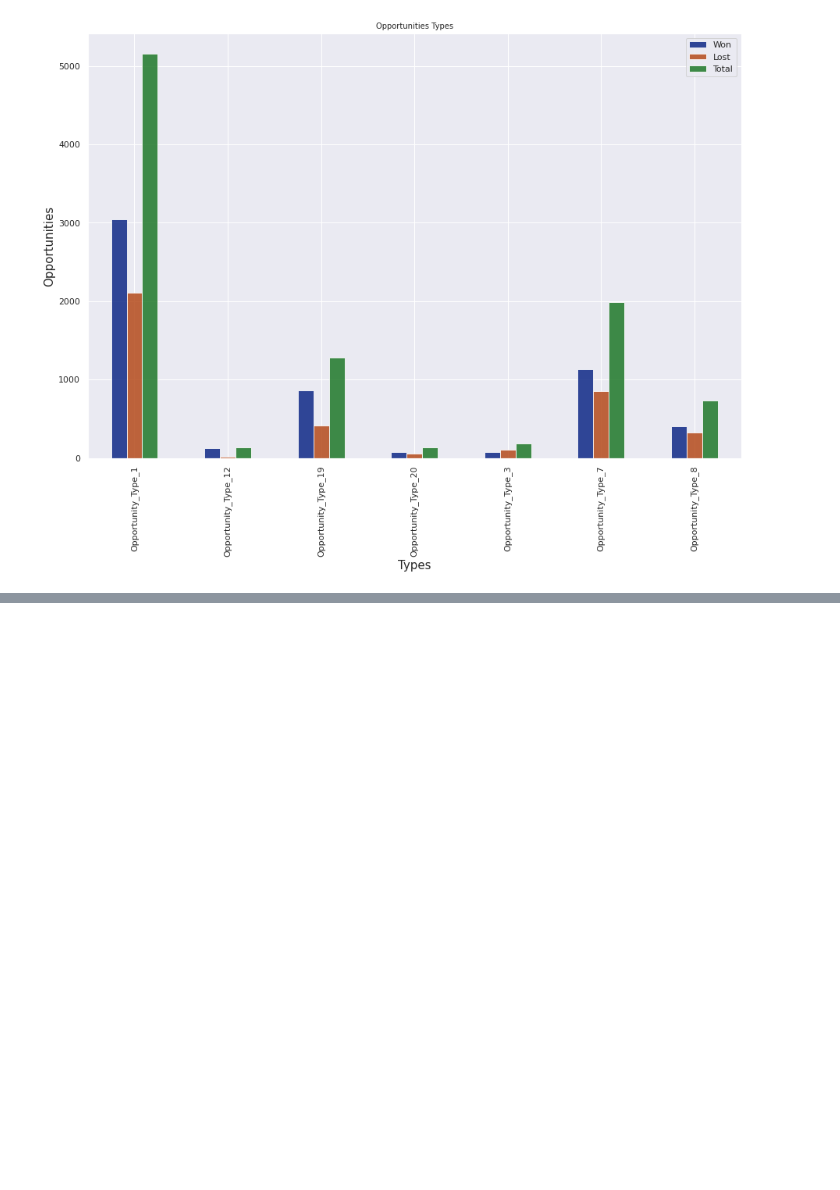
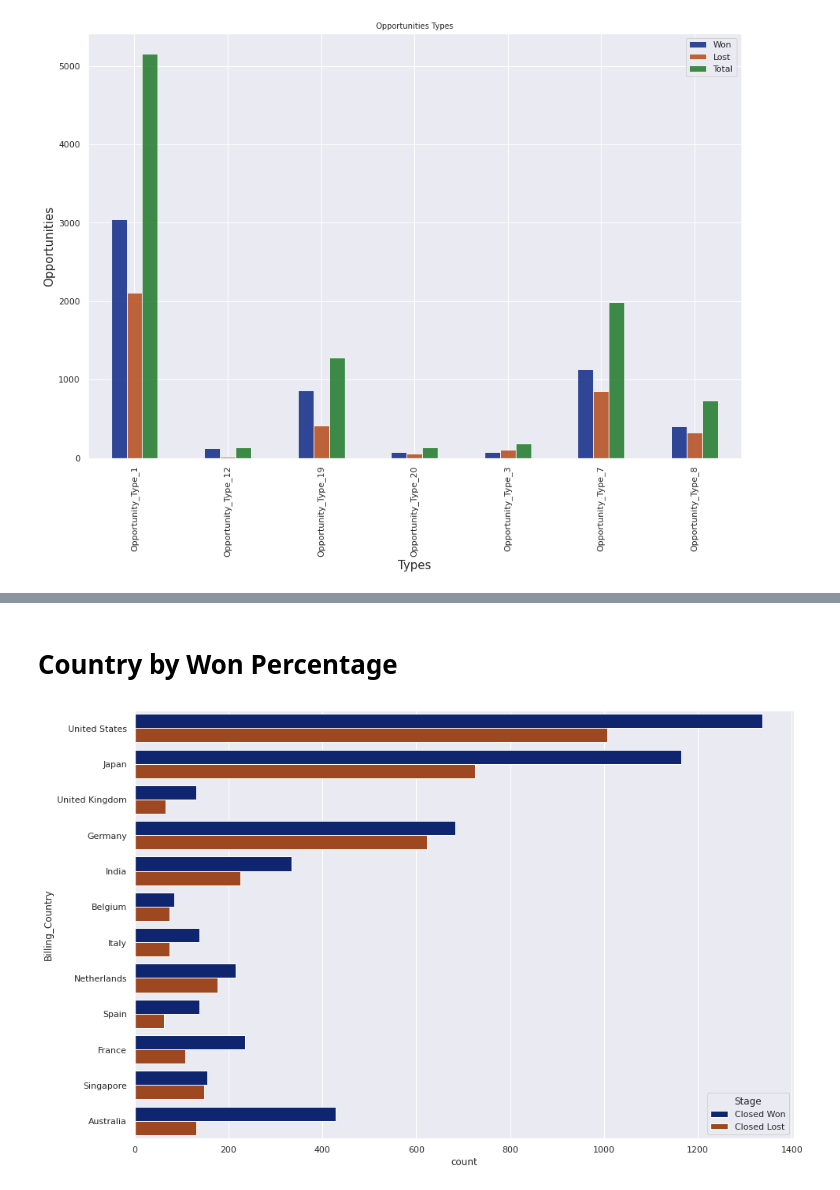
Before and after one commit to NicoDeGiacomo/ODD-TP1, a Jupyter notebook: TP1.ipynb, the cells around one changed output, grey strips where cells are left out. Cells and saved outputs as stored; diff of their text form; code cells hidden in the pictures; blank space fills up the shorter version.

Commit message:
New Graphics

```diff
--- a/TP1.ipynb
+++ b/TP1.ipynb
@@ -264,3 +278,26 @@ See the caveats in the documentation: https://pandas.pydata.org/pandas-docs/stab
 | 5 | Opportunity_Type_7 | 0.568913 |
 | 6 | Opportunity_Type_8 | 0.554496 |
 | 4 | Opportunity_Type_3 | 0.393443 |
+# %% [markdown]
+# Country by Won Percentage
+# %%
+# Ventas por region
+won_by_country = df[(df["Stage"] == "Closed Won") | (df["Stage"] == "Closed Lost")].drop_duplicates(subset="Opportunity_ID")
+won_by_country = won_by_country[["Billing_Country", "Stage"]]
+won_by_country
+
+#Busco los 20 paises con mas oportunidades
+aux = won_by_country
+aux["count"] = 1
+aux = aux.groupby(["Billing_Country", "Stage"]).count().nlargest(20, "count").reset_index()
+aux = aux.pivot_table(index="Billing_Country", columns="Stage", fill_value=0).reset_index()
+aux["Total"] = aux[("count", "Closed Lost")] + aux[("count", "Closed Won")]
+
+# Gráfico 1
+aux = aux[["Billing_Country", "Total"]].droplevel(1, axis=1)
+won_by_country = won_by_country.merge(aux, on="Billing_Country")
+g = sns.countplot(y="Billing_Country", hue="Stage", data=won_by_country)
+
+plt.show()
+# %% [output]
+[figure, added]
```
Also changed, not shown: parts of 8 cells of this notebook.
